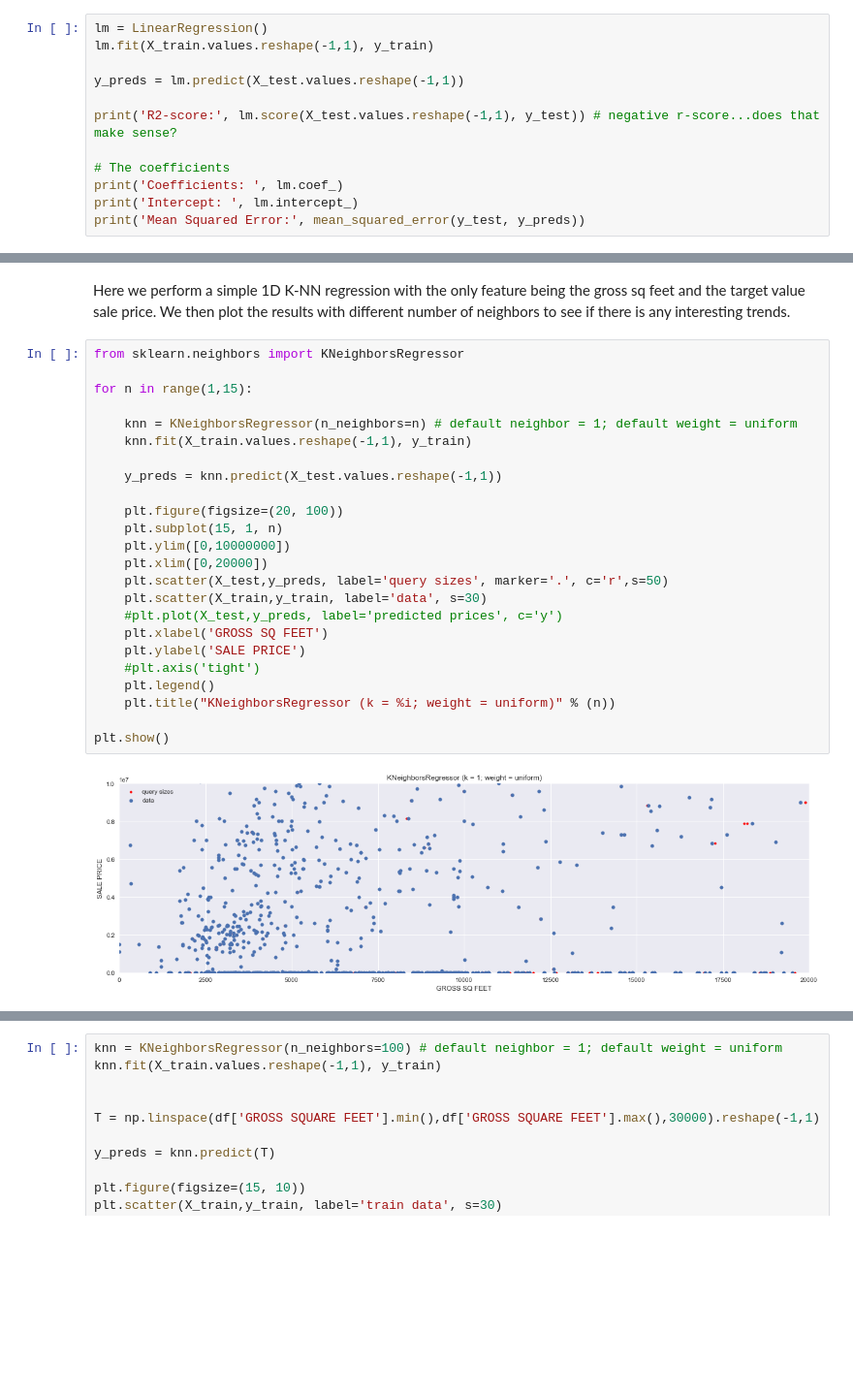
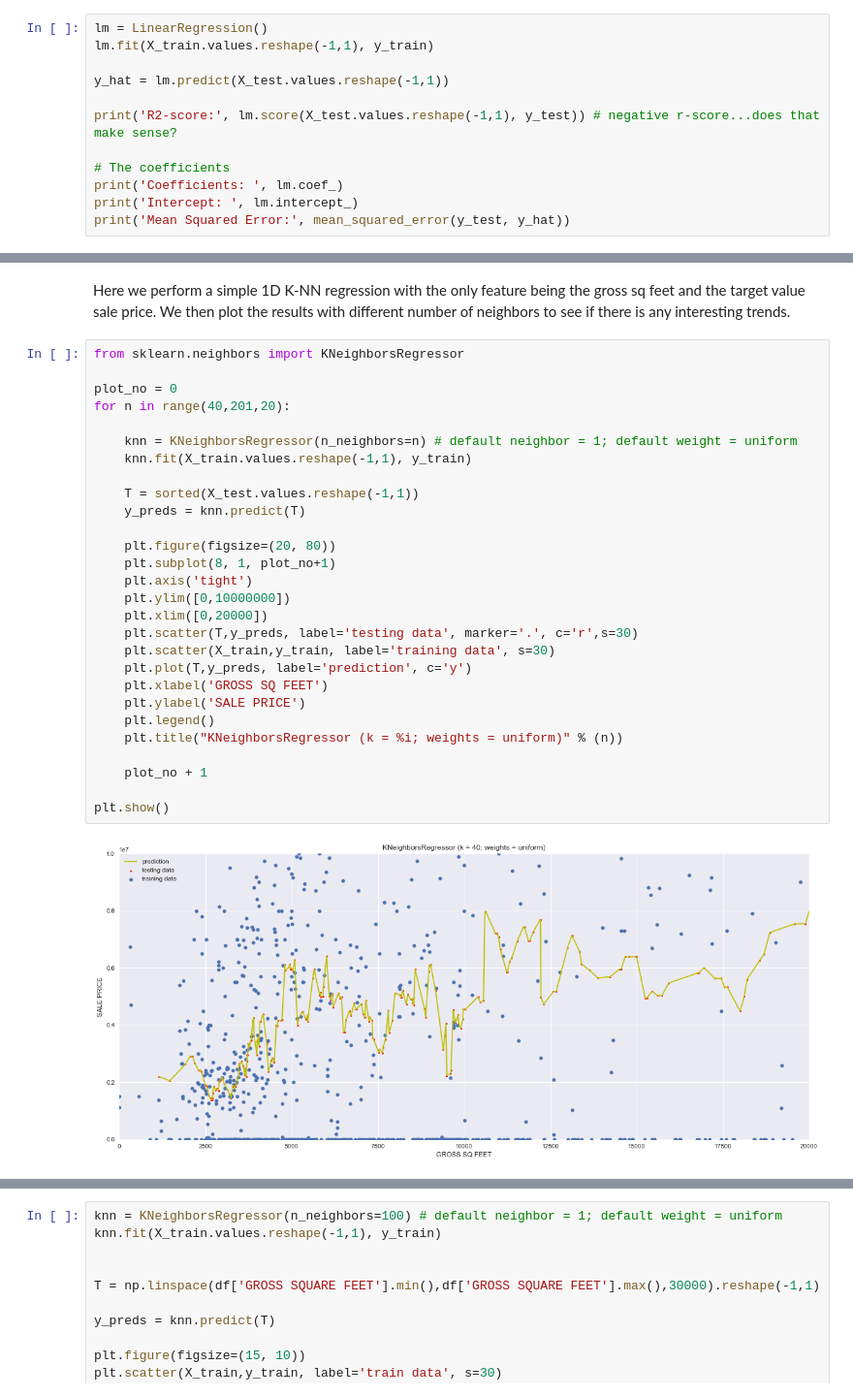
Before and after one commit to unchitta/f17-machine-learning-project, a Jupyter notebook: notebooks/05-manhattan-rolling-sales-exploratory-analysis.ipynb, the cells around one changed output, grey strips where cells are left out. Shown at 97% size. Saved outputs shown, nothing was run; the diff lists cells and outputs as text; blank space fills up the shorter version.

```diff
--- a/notebooks/05-manhattan-rolling-sales-exploratory-analysis.ipynb
+++ b/notebooks/05-manhattan-rolling-sales-exploratory-analysis.ipynb
@@ -133,14 +133,14 @@ print(X_test.shape, y_test.shape)
 lm = LinearRegression()
 lm.fit(X_train.values.reshape(-1,1), y_train)
 
-y_preds = lm.predict(X_test.values.reshape(-1,1))
+y_hat = lm.predict(X_test.values.reshape(-1,1))
 
 print('R2-score:', lm.score(X_test.values.reshape(-1,1), y_test)) # negative r-score...does that make sense?
 
 # The coefficients
 print('Coefficients: ', lm.coef_)
 print('Intercept: ', lm.intercept_)
-print('Mean Squared Error:', mean_squared_error(y_test, y_preds))
+print('Mean Squared Error:', mean_squared_error(y_test, y_hat))
 # %% [output]
 R2-score: -0.133251691679
 Coefficients:  [ 389.62872545]
@@ -173,26 +174,30 @@ Here we perform a simple 1D K-NN regression with the only feature being the gros
 # %%
 from sklearn.neighbors import KNeighborsRegressor
 
-for n in range(1,15):
+plot_no = 0
+for n in range(40,201,20):
 
     knn = KNeighborsRegressor(n_neighbors=n) # default neighbor = 1; default weight = uniform
     knn.fit(X_train.values.reshape(-1,1), y_train)
 
-    y_preds = knn.predict(X_test.values.reshape(-1,1))
+    T = sorted(X_test.values.reshape(-1,1))
+    y_preds = knn.predict(T)
 
-    plt.figure(figsize=(20, 100))
-    plt.subplot(15, 1, n)
+    plt.figure(figsize=(20, 80))
+    plt.subplot(8, 1, plot_no+1)
+    plt.axis('tight')
     plt.ylim([0,10000000])
     plt.xlim([0,20000])
-    plt.scatter(X_test,y_preds, label='query sizes', marker='.', c='r',s=50)
-    plt.scatter(X_train,y_train, label='data', s=30)
-    #plt.plot(X_test,y_preds, label='predicted prices', c='y')
+    plt.scatter(T,y_preds, label='testing data', marker='.', c='r',s=30)
+    plt.scatter(X_train,y_train, label='training data', s=30)
+    plt.plot(T,y_preds, label='prediction', c='y')
     plt.xlabel('GROSS SQ FEET')
     plt.ylabel('SALE PRICE')
-    #plt.axis('tight')
     plt.legend()
-    plt.title("KNeighborsRegressor (k = %i; weight = uniform)" % (n))
+    plt.title("KNeighborsRegressor (k = %i; weights = uniform)" % (n))
+
+    plot_no + 1
 
 plt.show()
 # %% [output]
-[figure, old version]
+[figure, new version]
```
Also changed, not shown: parts of 4 cells of this notebook.
